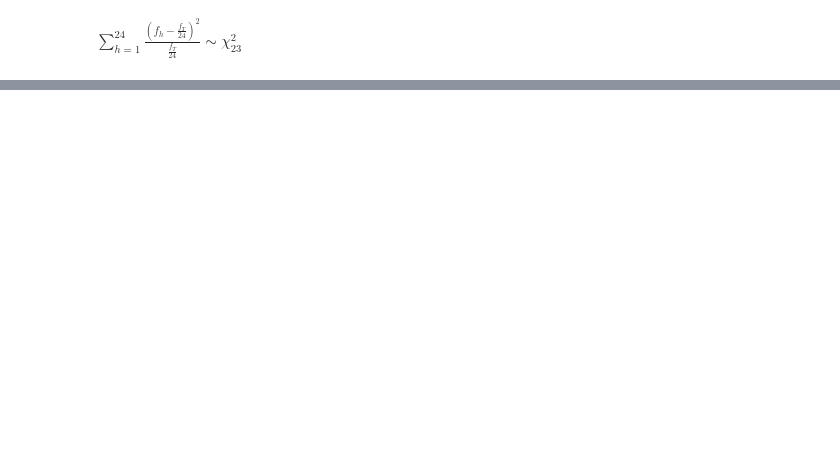
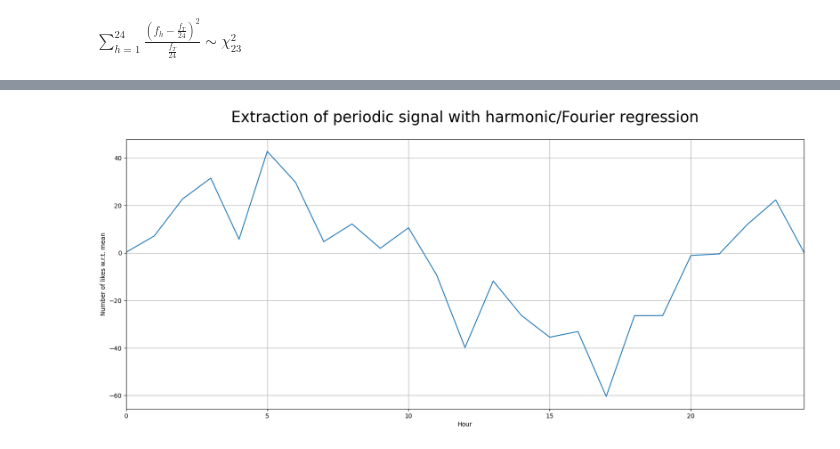
Before and after one commit to sim2000dg/adm_hw2-group30, a Jupyter notebook: RQ8.ipynb, the cells around one changed output, grey strips where cells are left out. Drawn from its saved outputs; the diff is of its cells as text; code cells hidden in the pictures; blank space fills up the shorter version.

```diff
--- a/RQ8.ipynb
+++ b/RQ8.ipynb
@@ -88,11 +96,12 @@ residual_vector = trend_regression.predict(np.expand_dims(hourly_mean_likes.time
 # %%
 # First, we need to transform the predictor in order to fit the harmonic regression. We compute cosine and sine terms from the univariate series. As can be seen from _armonic mult_, we only consider up to the second order of Fourier terms, which means 2 sine terms and two cosine terms
 
-armonic_mult = range(1, 11)
+armonic_mult = range(1, 12)
 
 fourier_design_matrix = [(np.cos((2*np.pi/24)* n * hourly_mean_likes.time_int.to_numpy()), np.sin((2*np.pi/24)* n * hourly_mean_likes.time_int.to_numpy())) for n in armonic_mult]
 
 fourier_design_matrix = [x for t in fourier_design_matrix for x in t]
+fourier_design_matrix.append(np.power(-1, hourly_mean_likes.time_int.to_numpy()))
 fourier_design_matrix = np.column_stack(fourier_design_matrix)
 # %%
 # Now we fit the harmonic/fourier regression, since we already fitted a linear regression with intercept, and we are using the residuals we do not need to fit the intercept.
@@ -104,9 +117,9 @@ def fourier_func(x:list[int], coeff:np.array, intercept:float, order:int, period
     output_list = list()
     for time_index in x:
         output = 0
-        for term_n in range(0, order):
+        for term_n in range(0, order-1):
             a, b = coeff[0+2*term_n], coeff[1+2*term_n]
             output += a*math.cos((2*math.pi/period)*(term_n+1)*time_index) + b*math.sin((2*math.pi/period)*(term_n+1)*time_index)
-        output_list.append(output + intercept)
+        output_list.append(output + intercept + coeff[-1]*(-1**time_index))
     return output_list
 # %%
@@ -114,12 +146,14 @@ fourier_func(list(range(1, 25)), fourier_regression.coef_, fourier_regression.in
 # %%
 plt.figure(figsize=(20, 8))
-plt.plot(list(range(0, 25)), fourier_func(list(range(0, 25)), fourier_regression.coef_, fourier_regression.intercept_, 10, 24))
+plt.plot(list(range(0, 25)), fourier_func(list(range(0, 25)), fourier_regression.coef_, fourier_regression.intercept_, 12, 24))
 plt.ylabel("Number of likes w.r.t. mean")
 plt.xlabel("Hour")
 plt.xlim((0, 24))
 plt.grid(True)
 plt.title("Extraction of periodic signal with harmonic/Fourier regression", fontdict={"fontsize": 25}, y = 1.05)
 plt.show()
+# %% [output]
+[figure, added]
 # %%
 # Distribution of followers
 
```
Also changed, not shown: parts of 9 cells of this notebook, 1 other file.
